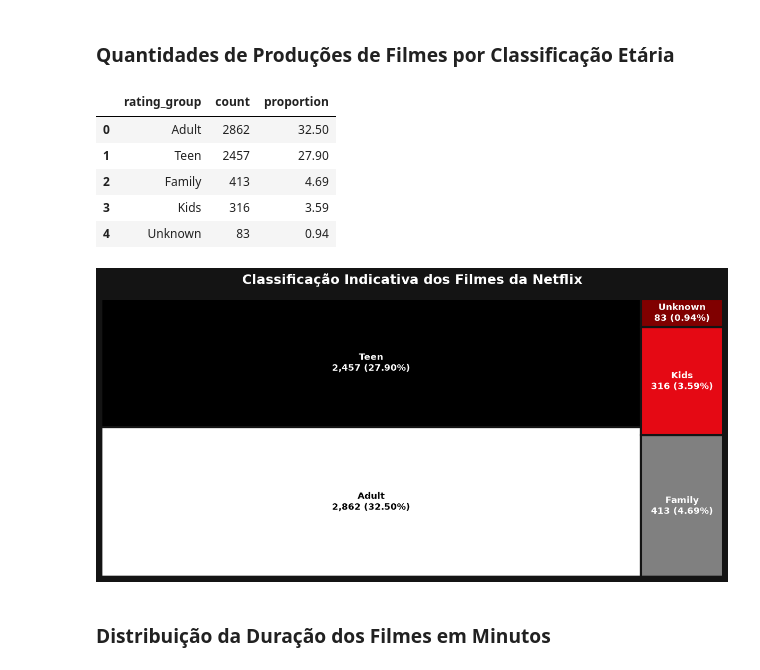
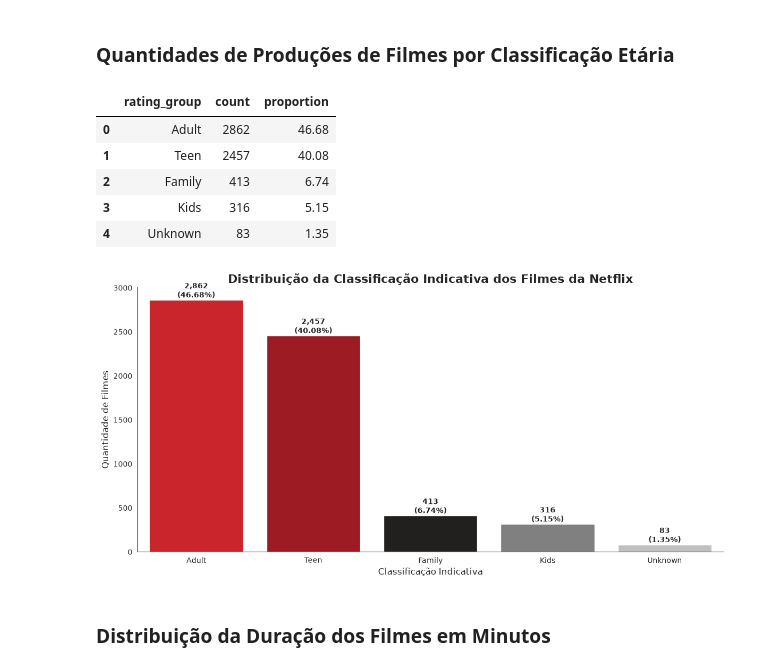
Before and after one commit to thiagoishie/netflix, a Jupyter notebook: notebooks/ETL_EDA.ipynb, the cells around one changed output. Cells and saved outputs as stored; diff of their text form; code cells hidden in the pictures.

```diff
--- a/notebooks/ETL_EDA.ipynb
+++ b/notebooks/ETL_EDA.ipynb
@@ -288,7 +339,7 @@ plt.show()
 ### Quantidades de Produções de Filmes por Gênero
 # %%
 movies_genre = netflix_movies['genre'].value_counts().reset_index()
-movies_genre['proportion'] = (movies_genre['count'] / netflix_type['count'].sum() * 100).round(2)
+movies_genre['proportion'] = (movies_genre['count'] / movies_genre['count'].sum() * 100).round(2)
 movies_genre
 # %% [output]
 |  | genre | count | proportion |
@@ -344,50 +426,52 @@ plt.show()
 ### Quantidades de Produções de Filmes por Classificação Etária
 # %%
 movies_rating = netflix_movies['rating_group'].value_counts().reset_index()
-movies_rating['proportion'] = (movies_rating['count'] / netflix_type['count'].sum() * 100).round(2)
+movies_rating['proportion'] = (movies_rating['count'] / movies_rating['count'].sum() * 100).round(2)
 movies_rating
 # %% [output]
 |  | rating_group | count | proportion |
-| 0 | Adult | 2862 | 32.50 |
-| 1 | Teen | 2457 | 27.90 |
-| 2 | Family | 413 | 4.69 |
-| 3 | Kids | 316 | 3.59 |
-| 4 | Unknown | 83 | 0.94 |
+| 0 | Adult | 2862 | 46.68 |
+| 1 | Teen | 2457 | 40.08 |
+| 2 | Family | 413 | 6.74 |
+| 3 | Kids | 316 | 5.15 |
+| 4 | Unknown | 83 | 1.35 |
 # %%
-labels = [f"{row['rating_group']}\n{row['count']:,} ({row['proportion']:.2f}%)"
-          for _, row in movies_rating.iterrows()]
+plt.figure(figsize=(12, 6))
 
-sizes = movies_rating['count']
+ax = sns.barplot(
+    data=movies_rating,
+    x='rating_group',
+    y='count',
+    palette=['#E50914', '#B20710', '#221F1F', '#808080', '#C0C0C0']
+)
 
-# Paleta: branco, preto, cinza, vermelho e bordô
-colors = ['#FFFFFF', '#000000', '#808080', '#E50914', '#800000']
+for bar, prop in zip(ax.patches, movies_rating['proportion']):
+    ax.text(
+        bar.get_x() + bar.get_width() / 2,
+        bar.get_height(),
+        f"{int(bar.get_height()):,}\n({prop:.2f}%)",
+        ha='center',
+        va='bottom',
+        fontsize=10,
+        fontweight='bold'
+    )
 
-# Cor do texto para cada retângulo
-text_colors = ['black' if color == '#FFFFFF' else 'white' for color in colors]
+ax.set_title(
+    'Distribuição da Classificação Indicativa dos Filmes da Netflix',
+    fontsize=16,
+    fontweight='bold'
+)
 
-plt.figure(figsize=(12, 6), facecolor='#141414')
-ax = plt.gca()
-ax.set_facecolor('#141414')
+ax.set_xlabel('Classificação Indicativa', fontsize=12)
+ax.set_ylabel('Quantidade de Filmes', fontsize=12)
 
-# Desenha os retângulos
-squarify.plot(sizes=sizes,color=colors, alpha=1,bar_kwargs={'edgecolor': '#141414','linewidth': 3})
+ax.spines['top'].set_visible(False)
+ax.spines['right'].set_visible(False)
 
-# Adiciona os textos manualmente
-rects = squarify.normalize_sizes(sizes, 100, 100)
-rects = squarify.squarify(rects, 0, 0, 100, 100)
-
-for rect, label, text_color in zip(rects, labels, text_colors):
-    plt.text(
-        rect['x'] + rect['dx'] / 2,
-        rect['y'] + rect['dy'] / 2,
-        label,ha='center',va='center',fontsize=12,fontweight='bold',color=text_color)
-
-plt.title( 'Classificação Indicativa dos Filmes da Netflix',fontsize=18,fontweight='bold',color='white', pad=20)
-plt.axis('off')
 plt.tight_layout()
 plt.show()
 # %% [output]
-[figure, old version]
+[figure, new version]
 # %% [markdown]
 ### Distribuição da Duração dos Filmes em Minutos
 # %%
```
Also changed, not shown: parts of 6 cells of this notebook, 1 other file.
